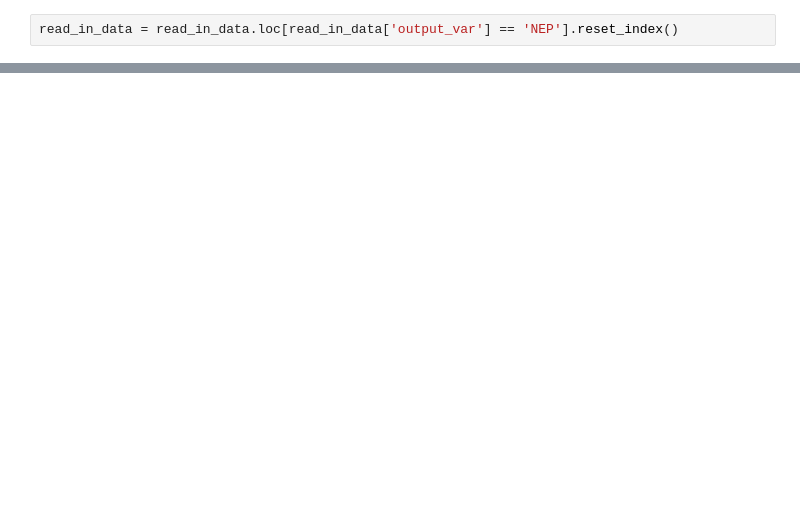
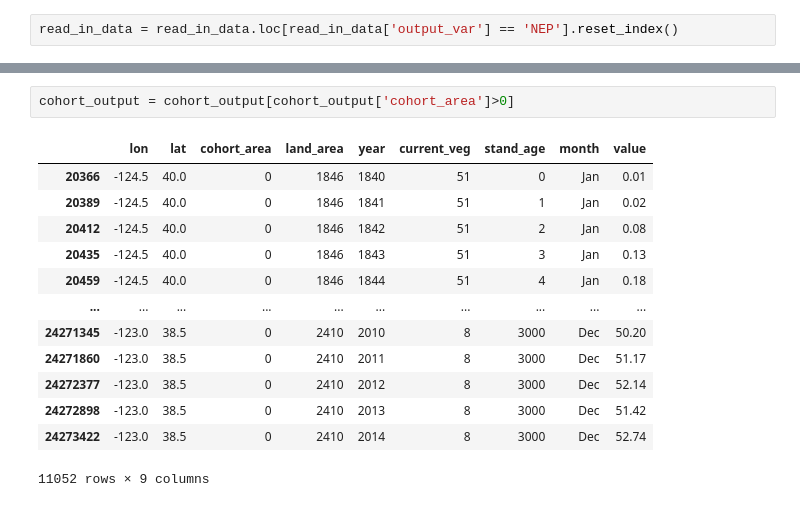
Before and after one commit to son-ra/TEM_Analysis, a Jupyter notebook: test_parallel_run/put_together_parallel_files.ipynb, the cells around one changed output, grey strips where cells are left out. Saved outputs shown, nothing was run; the diff lists cells and outputs as text; blank space fills up the shorter version.

```diff
--- a/test_parallel_run/put_together_parallel_files.ipynb
+++ b/test_parallel_run/put_together_parallel_files.ipynb
@@ -353,0 +661,16 @@ TypeError: unsupported operand type(s) for /: 'str' and 'int'
+# %%
+cohort_output = cohort_output[cohort_output['cohort_area']>0]
+# %% [output]
+|  | lon | lat | cohort_area | land_area | year | current_veg | stand_age | month | value |
+| 20366 | -124.5 | 40.0 | 0 | 1846 | 1840 | 51 | 0 | Jan | 0.01 |
+| 20389 | -124.5 | 40.0 | 0 | 1846 | 1841 | 51 | 1 | Jan | 0.02 |
+| 20412 | -124.5 | 40.0 | 0 | 1846 | 1842 | 51 | 2 | Jan | 0.08 |
+| 20435 | -124.5 | 40.0 | 0 | 1846 | 1843 | 51 | 3 | Jan | 0.13 |
+| 20459 | -124.5 | 40.0 | 0 | 1846 | 1844 | 51 | 4 | Jan | 0.18 |
+| ... | ... | ... | ... | ... | ... | ... | ... | ... | ... |
+| 24271345 | -123.0 | 38.5 | 0 | 2410 | 2010 | 8 | 3000 | Dec | 50.20 |
+| 24271860 | -123.0 | 38.5 | 0 | 2410 | 2011 | 8 | 3000 | Dec | 51.17 |
+| 24272377 | -123.0 | 38.5 | 0 | 2410 | 2012 | 8 | 3000 | Dec | 52.14 |
+| 24272898 | -123.0 | 38.5 | 0 | 2410 | 2013 | 8 | 3000 | Dec | 51.42 |
+| 24273422 | -123.0 | 38.5 | 0 | 2410 | 2014 | 8 | 3000 | Dec | 52.74 |
+11052 rows × 9 columns
```
Also changed, not shown: parts of 23 cells of this notebook, 55 other files.
